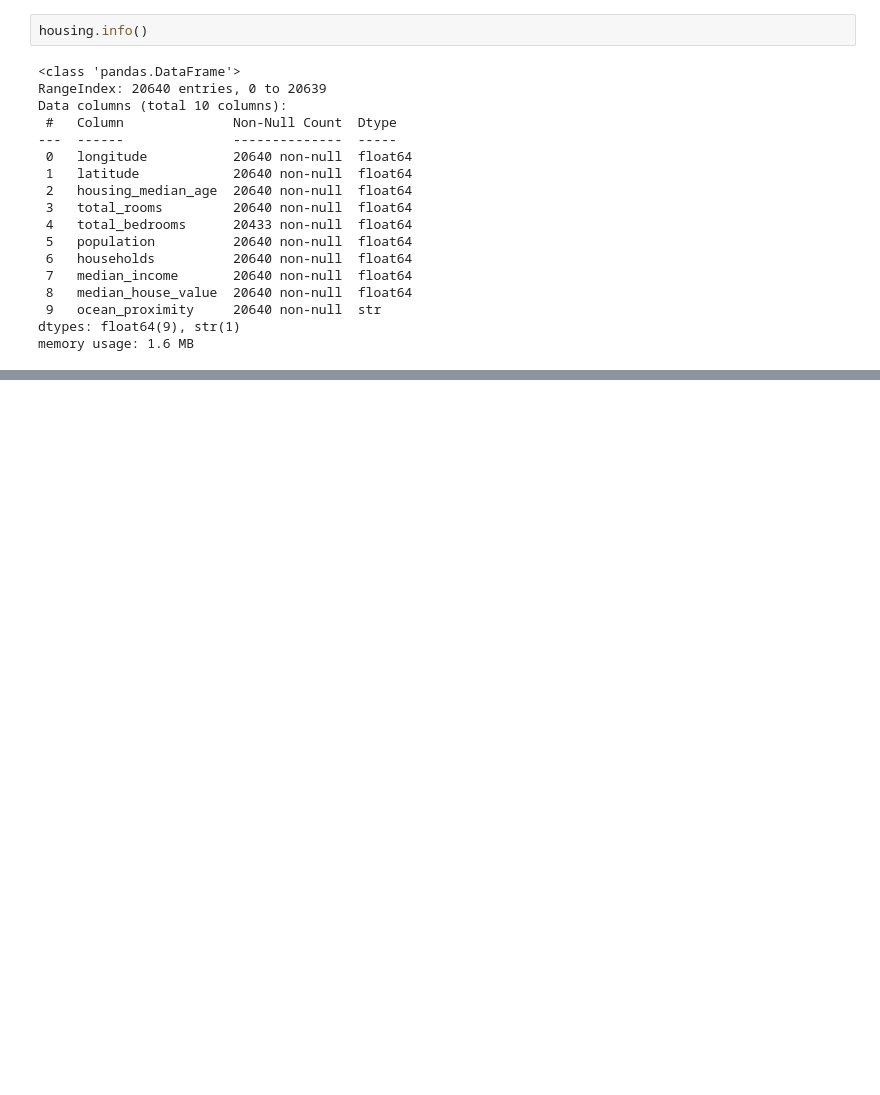
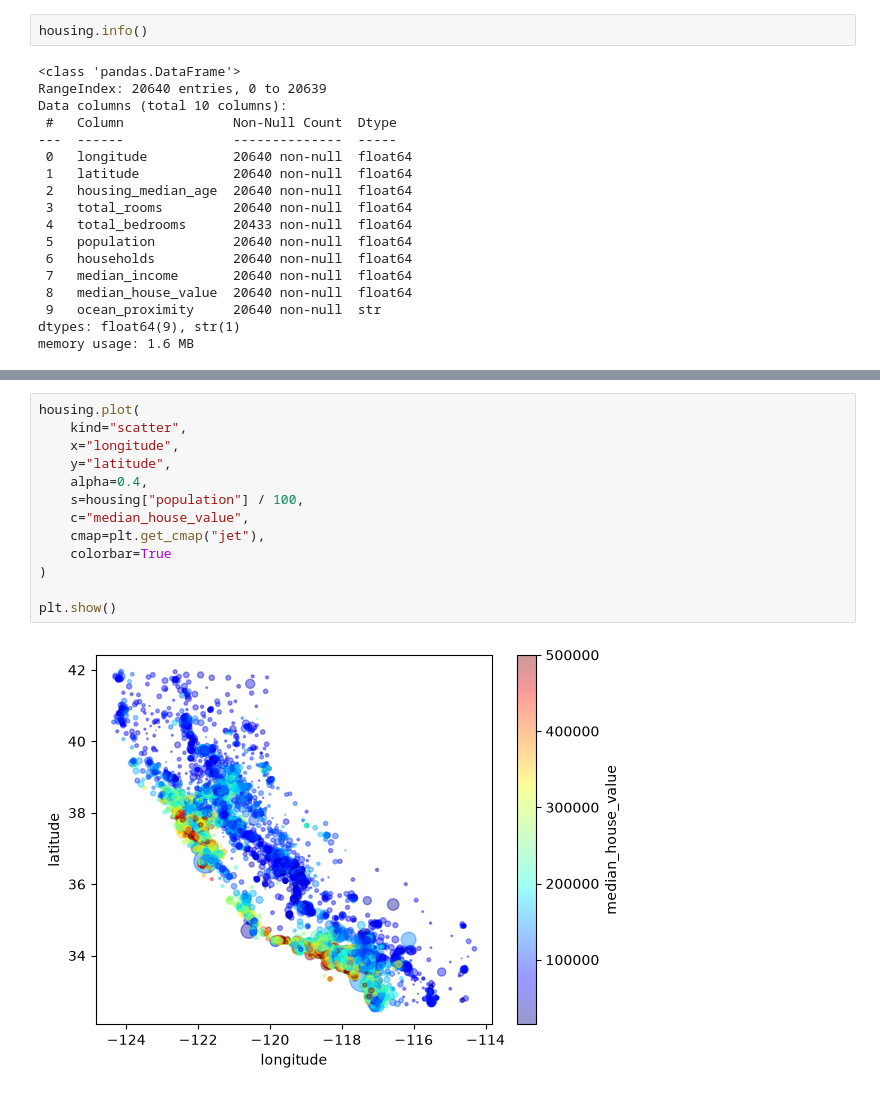
Before and after one commit to Dimma-create/AI-ML-LABS, a Jupyter notebook: IAI600_Lab_01.ipynb, the cells around one changed output, grey strips where cells are left out. Saved outputs shown, nothing was run; the diff lists cells and outputs as text; blank space fills up the shorter version.

```diff
--- a/IAI600_Lab_01.ipynb
+++ b/IAI600_Lab_01.ipynb
@@ -102,0 +276,15 @@ memory usage: 1.6 MB
+# %%
+housing.plot(
+    kind="scatter",
+    x="longitude",
+    y="latitude",
+    alpha=0.4,
+    s=housing["population"] / 100,
+    c="median_house_value",
+    cmap=plt.get_cmap("jet"),
+    colorbar=True
+)
+
+plt.show()
+# %% [output]
+[figure, added]
```
Also changed, not shown: parts of 69 cells of this notebook, 1 other file.
